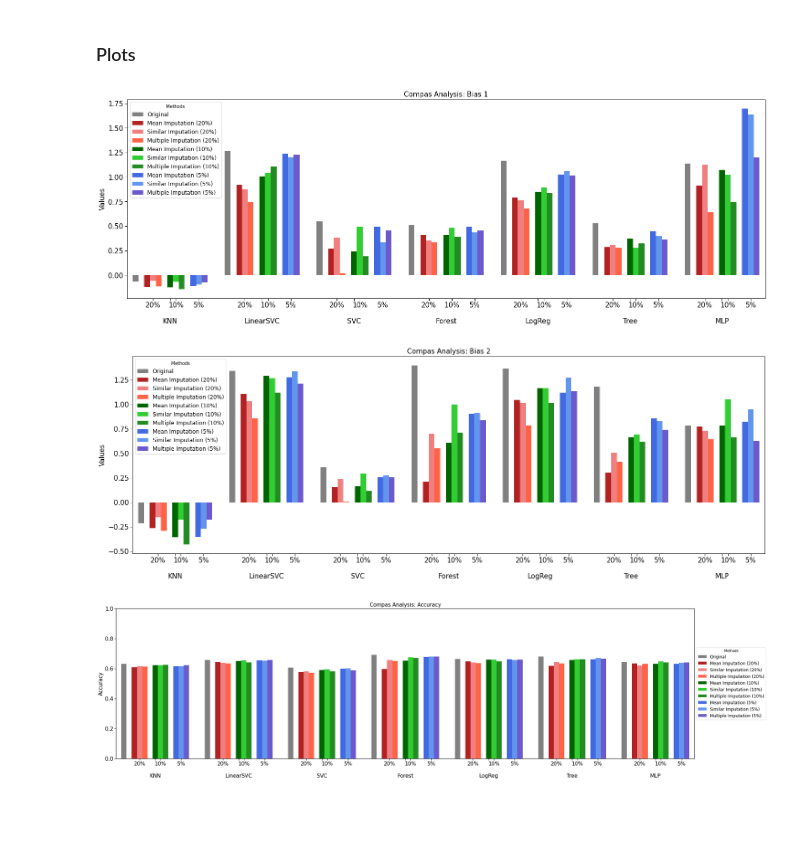
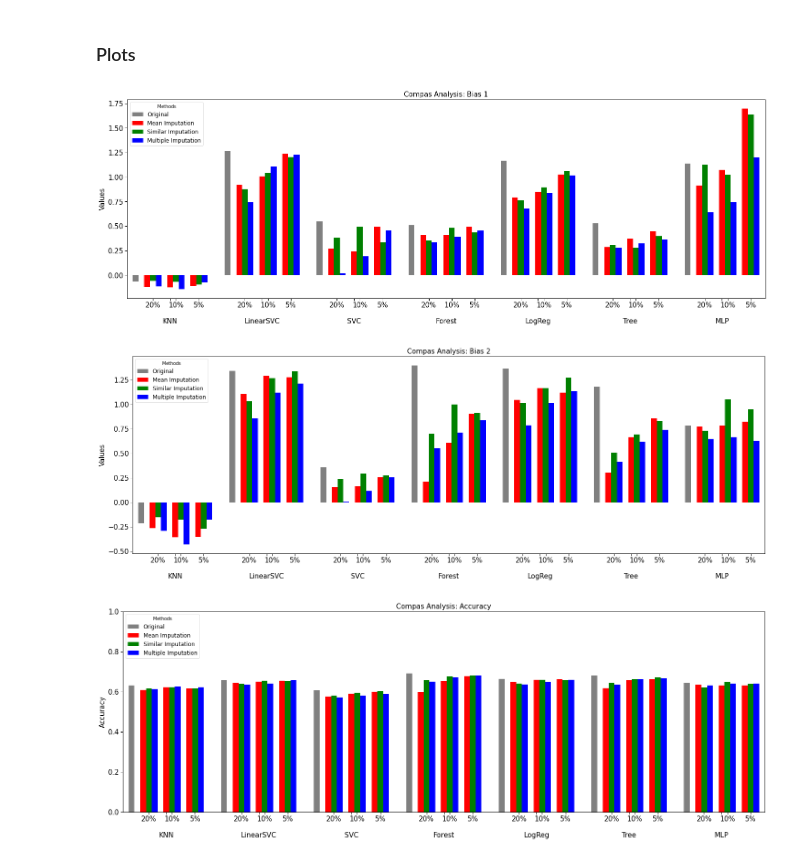
Before and after one commit to teamclouday/DataImputation, a Jupyter notebook: compas_analysis.ipynb, the cells around one changed output. Cells and saved outputs as stored; diff of their text form; code cells hidden in the pictures; blank space fills up the shorter version.

Commit message:
update graphs

```diff
--- a/compas_analysis.ipynb
+++ b/compas_analysis.ipynb
@@ -599,9 +599,12 @@ for clf_name in classifiers:
     avg = dd.loc["Average"].tolist()
     plot_data.append(avg)
 plot_data = np.array(plot_data).T
-plot_barcolors = ["grey", "firebrick", "lightcoral", "tomato", "darkgreen", "limegreen", "forestgreen", "royalblue", "cornflowerblue", "slateblue"]
+plot_methods = ["Original", "Mean Imputation", "Similar Imputation", "Multiple Imputation"]
+plot_barcolors = ["grey", "red", "green", "blue",
+                  "red", "green", "blue",
+                  "red", "green", "blue"]
 for (i, method) in enumerate(methods):
-    ax.bar(plot_basic_pos + plot_additional_pos[i] + 0.5, plot_data[i], 1, label=method, color=plot_barcolors[i])
+    ax.bar(plot_basic_pos + plot_additional_pos[i] + 0.5, plot_data[i], 1, label=plot_methods[i] if i < 4 else None, color=plot_barcolors[i])
 plt.xticks(plot_xticks_pos)
 ax.set_xticklabels(plot_xtick_labels)
 plt.ylabel("Values", fontsize=15)
@@ -610,7 +613,7 @@ plt.legend(title="Methods", loc="upper left", prop={"size": 12})
 plt.savefig("bias1.png", transparent=False)
 plt.show()
 # %% [output]
-[figure, old version]
+[figure, new version]
 # %%
 fig = plt.figure(figsize=(25, 8))
 fig.patch.set_alpha(1.0)
@@ -627,9 +630,12 @@ for clf_name in classifiers:
     avg = dd.loc["Average"].tolist()
     plot_data.append(avg)
 plot_data = np.array(plot_data).T
-plot_barcolors = ["grey", "firebrick", "lightcoral", "tomato", "darkgreen", "limegreen", "forestgreen", "royalblue", "cornflowerblue", "slateblue"]
+plot_methods = ["Original", "Mean Imputation", "Similar Imputation", "Multiple Imputation"]
+plot_barcolors = ["grey", "red", "green", "blue",
+                  "red", "green", "blue",
+                  "red", "green", "blue"]
 for (i, method) in enumerate(methods):
-    ax.bar(plot_basic_pos + plot_additional_pos[i] + 0.5, plot_data[i], 1, label=method, color=plot_barcolors[i])
+    ax.bar(plot_basic_pos + plot_additional_pos[i] + 0.5, plot_data[i], 1, label=plot_methods[i] if i < 4 else None, color=plot_barcolors[i])
 plt.xticks(plot_xticks_pos)
 ax.set_xticklabels(plot_xtick_labels)
 plt.ylabel("Values", fontsize=15)
@@ -638,33 +644,36 @@ plt.legend(title="Methods", loc="upper left", prop={"size": 12})
 plt.savefig("bias2.png", transparent=False)
 plt.show()
 # %% [output]
-[figure, old version]
+[figure, new version]
 # %%
-fig = plt.figure(figsize=(30, 8))
+fig = plt.figure(figsize=(25, 8))
 fig.patch.set_alpha(1.0)
 ax = fig.add_subplot(111)
 ax.tick_params(labelsize=15)
 plt.title("Compas Analysis: Accuracy", fontsize=15)
 plot_basic_pos = np.arange(len(classifiers)) * 16
 plot_additional_pos = [0, 2, 3, 4, 6, 7, 8, 10, 11, 12]
 plot_xticks_pos = np.array([np.array([3.5, 6.5, 7.5, 11.5]) + m for m in plot_basic_pos]).ravel().tolist()
 plot_xtick_labels = np.array([["20%", "\n\n{}".format(name), "10%", "5%"] for name in classifiers]).ravel().tolist()
 plot_data = []
 for clf_name in classifiers:
     dd = pd.read_csv(os.path.join("compas_analysis", clf_name, "accuracy.csv"), index_col=0)
     avg = dd.loc["Average"].tolist()
     plot_data.append(avg)
 plot_data = np.array(plot_data).T
-plot_barcolors = ["grey", "firebrick", "lightcoral", "tomato", "darkgreen", "limegreen", "forestgreen", "royalblue", "cornflowerblue", "slateblue"]
+plot_methods = ["Original", "Mean Imputation", "Similar Imputation", "Multiple Imputation"]
+plot_barcolors = ["grey", "red", "green", "blue",
+                  "red", "green", "blue",
+                  "red", "green", "blue"]
 for (i, method) in enumerate(methods):
-    ax.bar(plot_basic_pos + plot_additional_pos[i] + 0.5, plot_data[i], 1, label=method, color=plot_barcolors[i])
+    ax.bar(plot_basic_pos + plot_additional_pos[i] + 0.5, plot_data[i], 1, label=plot_methods[i] if i < 4 else None, color=plot_barcolors[i])
 plt.xticks(plot_xticks_pos)
 ax.set_xticklabels(plot_xtick_labels)
 plt.ylabel("Accuracy", fontsize=15)
 plt.xlim([-1, 16*len(classifiers) - 2])
 plt.ylim([0.0, 1.0])
-plt.legend(title="Methods", loc="center left", prop={"size": 12}, bbox_to_anchor=(1, 0.5))
+plt.legend(title="Methods", loc="upper left", prop={"size": 12})
 plt.savefig("accuracy.png", transparent=False)
 plt.show()
 # %% [output]
-[figure, old version]
+[figure, new version]
```
Also changed, not shown: 3 other files.
